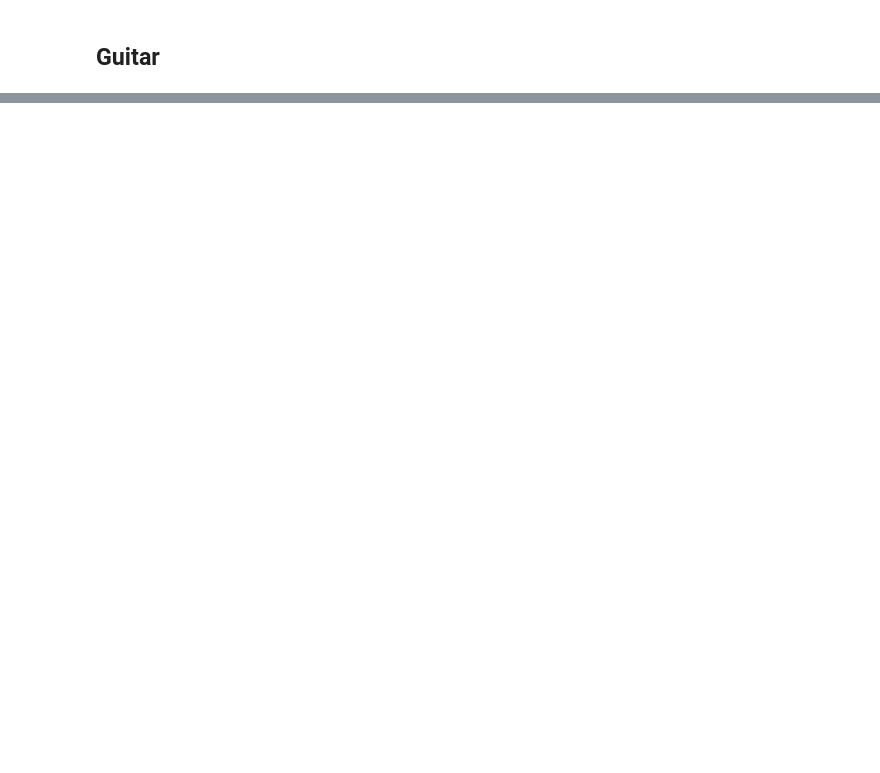
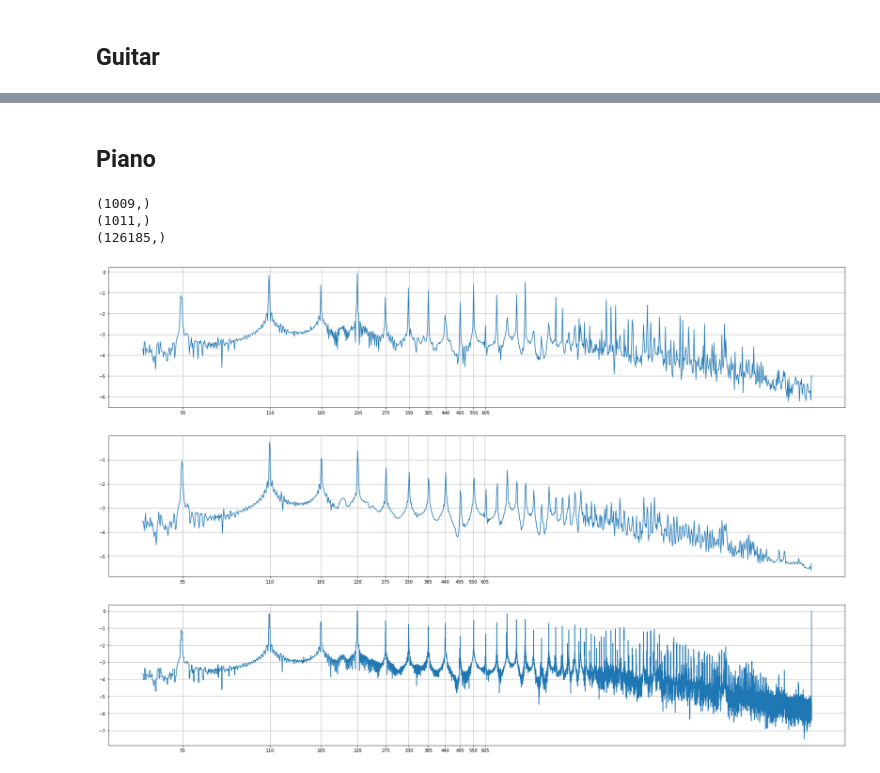
Before and after one commit to JulianFerry/deep-music, a Jupyter notebook: notebooks/spectrogram_convolution.ipynb, the cells around one changed output, grey strips where cells are left out. Cells and saved outputs as stored; diff of their text form; code cells hidden in the pictures; blank space fills up the shorter version.

```diff
--- a/notebooks/spectrogram_convolution.ipynb
+++ b/notebooks/spectrogram_convolution.ipynb
@@ -28,0 +71,30 @@ guitar.plot_spectrogram(guitar.spectrogram_log, '', log_scale=True,
+# %% [markdown]
+## Piano
+# %%
+min_freq = 40
+fig, axes = plt.subplots(3, 1, figsize=(30, 20))
+
+# Load audio and create spectrogram
+piano.trim_audio(start=0.5, end=3.5)
+piano.audio_to_spectrogram(spec_thresh=10)
+
+# 100 resolution
+resolution = 132
+piano.spectrogram_to_log(piano.spectrogram, resolution=resolution)
+plot_spectrogram(piano, piano.spectrogram_log, axes[0], min_freq)
+
+# max resolution + downsampling with anti-aliasing
+resolution = 16508
+piano.spectrogram_to_log(piano.spectrogram, resolution=resolution)
+downsample(piano, resolution, scaling=(3, 5))
+plot_spectrogram(piano, piano.spectrogram_log, axes[1], min_freq)
+
+# max resolution
+resolution = 16508
+piano.spectrogram_to_log(piano.spectrogram, resolution=resolution)
+plot_spectrogram(piano, piano.spectrogram_log, axes[2], min_freq)
+# %% [output]
+(1009,)
+(1011,)
+(126185,)
+[figure, added]
```
Also changed, not shown: parts of 8 cells of this notebook, 5 other files.
